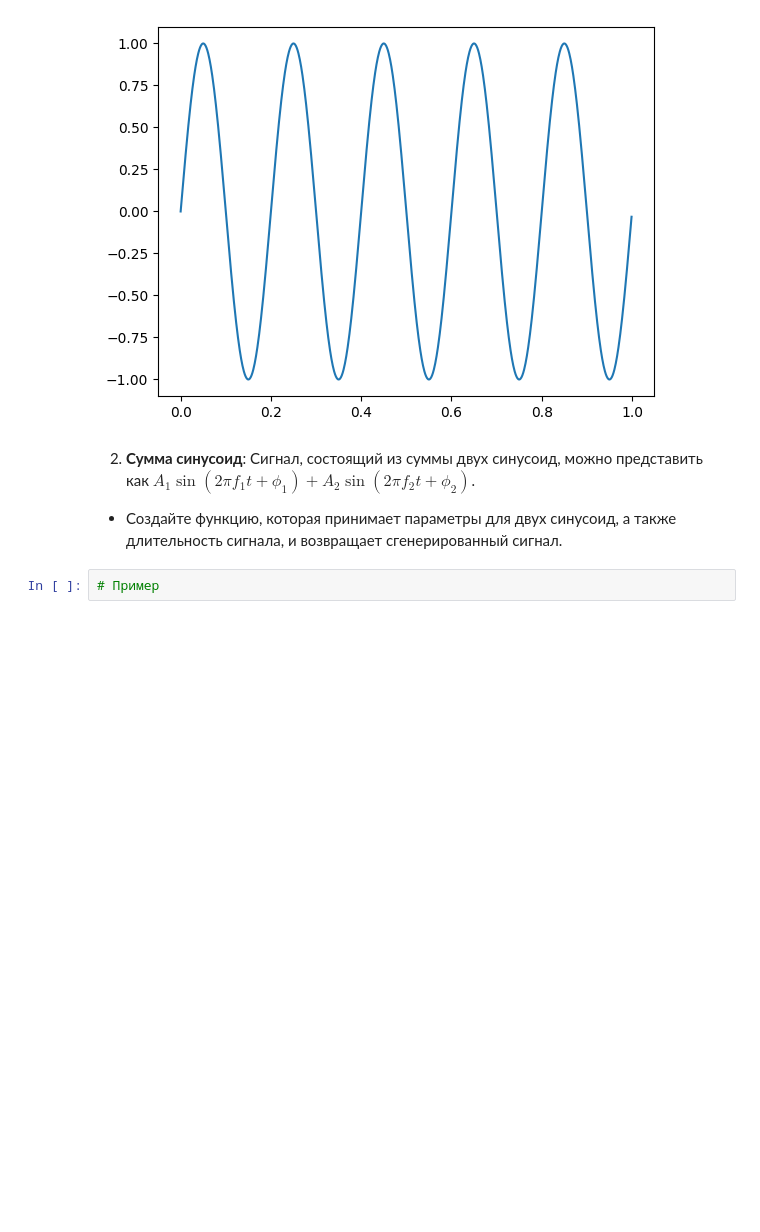
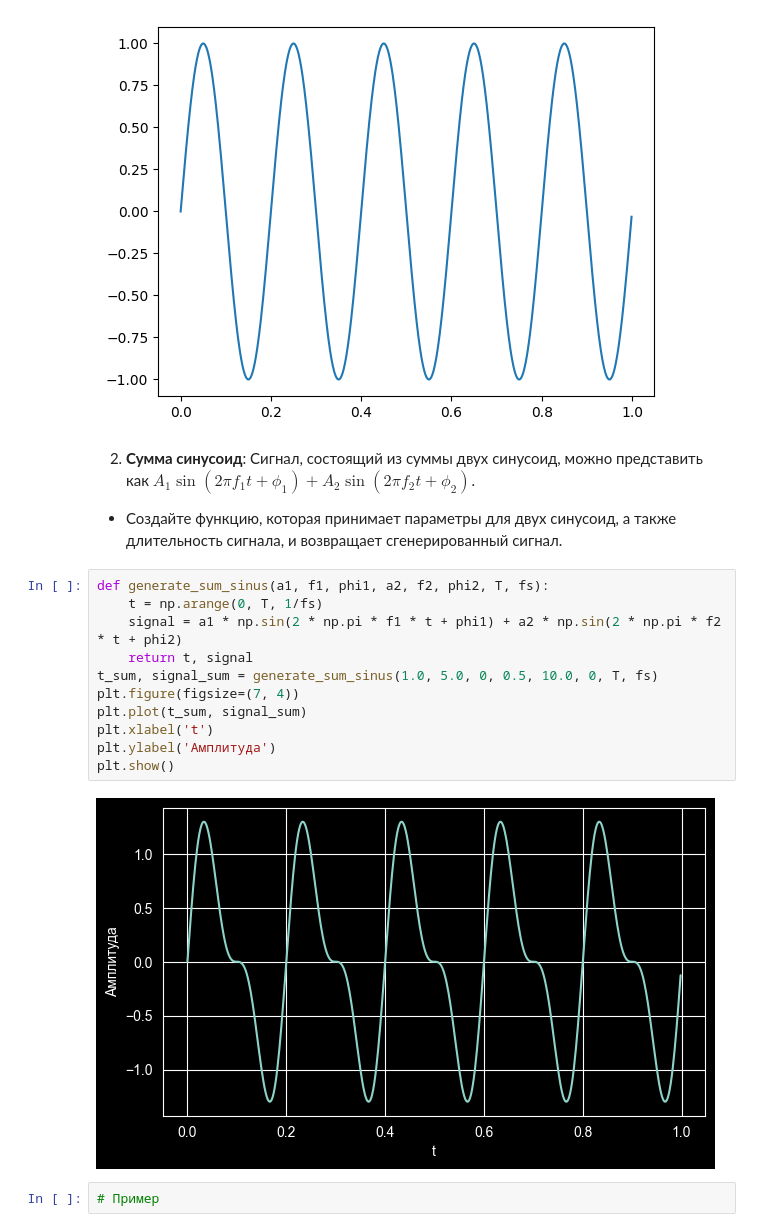
Before and after one commit to Calrission/MIIGAIK-Computer-Math, a Jupyter notebook: 10. Генерация сигналов и преобразования Фурье/Практическая_работа_№10_Генерация_сигналов_и_преобразования_Фурье.ipynb, the cells around one changed output. Saved outputs shown, nothing was run; the diff lists cells and outputs as text; blank space fills up the shorter version.

```diff
--- a/10. Генерация сигналов и преобразования Фурье/Практическая_работа_№10_Генерация_сигналов_и_преобразования_Фурье.ipynb
+++ b/10. Генерация сигналов и преобразования Фурье/Практическая_работа_№10_Генерация_сигналов_и_преобразования_Фурье.ipynb
@@ -57,6 +57,19 @@ plt.show()
 2. **Сумма синусоид**: Сигнал, состоящий из суммы двух синусоид, можно представить как $A_1 \sin(2\pi f_1t + \phi_1) + A_2 \sin(2\pi f_2t + \phi_2)$.
 
 - Создайте функцию, которая принимает параметры для двух синусоид, а также длительность сигнала, и возвращает сгенерированный сигнал.
+# %%
+def generate_sum_sinus(a1, f1, phi1, a2, f2, phi2, T, fs):
+    t = np.arange(0, T, 1/fs)
+    signal = a1 * np.sin(2 * np.pi * f1 * t + phi1) + a2 * np.sin(2 * np.pi * f2 * t + phi2)
+    return t, signal
+t_sum, signal_sum = generate_sum_sinus(1.0, 5.0, 0, 0.5, 10.0, 0, T, fs)
+plt.figure(figsize=(7, 4))
+plt.plot(t_sum, signal_sum)
+plt.xlabel('t')
+plt.ylabel('Амплитуда')
+plt.show()
+# %% [output]
+[figure, added]
 # %%
 # Пример
 # %% [output]
```
Also changed, not shown: parts of 18 cells of this notebook, 1 other file.
